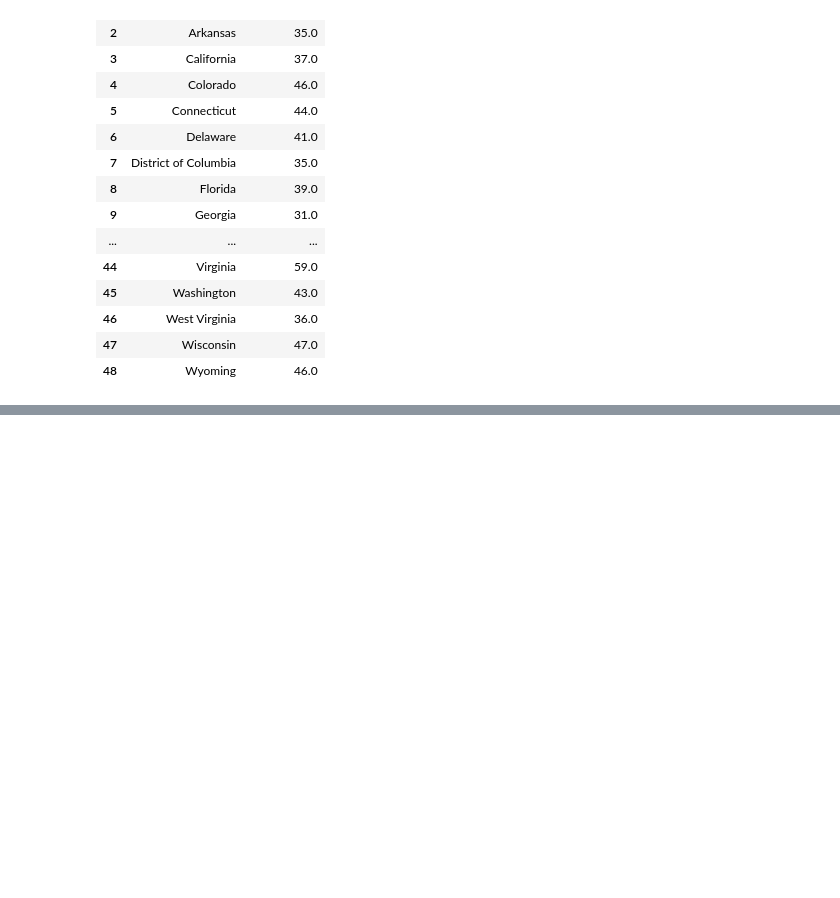
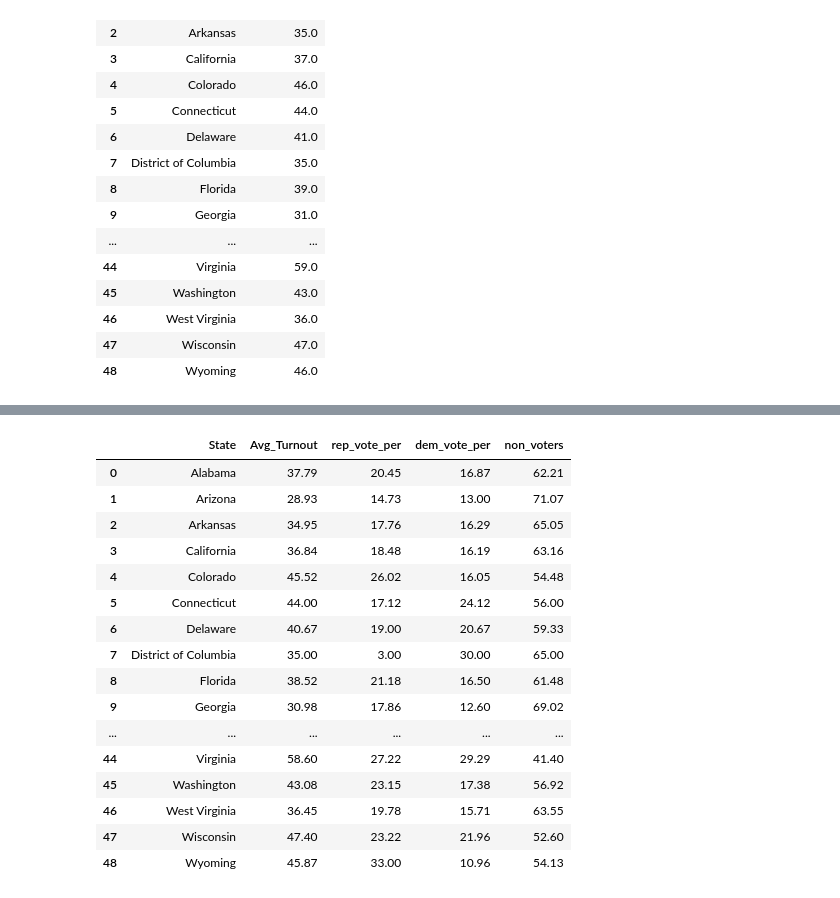
Before and after one commit to jennylynnramz/project1, a Jupyter notebook: Resources/Analysis Files/2000/election2000analysis.ipynb, the cells around one changed output, grey strips where cells are left out. Cells and saved outputs as stored; diff of their text form; code cells hidden in the pictures; blank space fills up the shorter version.

```diff
--- a/Resources/Analysis Files/2000/election2000analysis.ipynb
+++ b/Resources/Analysis Files/2000/election2000analysis.ipynb
@@ -172,0 +222,24 @@ rep_vote = plt.plot(location,republican_votes_2000, label="Republican")
+# %%
+#same table, but grouped by states
+state_per = round(merge_per_df.groupby('State').mean(),2)
+state_per = pd.DataFrame(state_per)
+state_per = state_per.reset_index()
+state_per
+# %% [output]
+|  | State | Avg_Turnout | rep_vote_per | dem_vote_per | non_voters |
+| 0 | Alabama | 37.79 | 20.45 | 16.87 | 62.21 |
+| 1 | Arizona | 28.93 | 14.73 | 13.00 | 71.07 |
+| 2 | Arkansas | 34.95 | 17.76 | 16.29 | 65.05 |
+| 3 | California | 36.84 | 18.48 | 16.19 | 63.16 |
+| 4 | Colorado | 45.52 | 26.02 | 16.05 | 54.48 |
+| 5 | Connecticut | 44.00 | 17.12 | 24.12 | 56.00 |
+| 6 | Delaware | 40.67 | 19.00 | 20.67 | 59.33 |
+| 7 | District of Columbia | 35.00 | 3.00 | 30.00 | 65.00 |
+| 8 | Florida | 38.52 | 21.18 | 16.50 | 61.48 |
+| 9 | Georgia | 30.98 | 17.86 | 12.60 | 69.02 |
+| ... | ... | ... | ... | ... | ... |
+| 44 | Virginia | 58.60 | 27.22 | 29.29 | 41.40 |
+| 45 | Washington | 43.08 | 23.15 | 17.38 | 56.92 |
+| 46 | West Virginia | 36.45 | 19.78 | 15.71 | 63.55 |
+| 47 | Wisconsin | 47.40 | 23.22 | 21.96 | 52.60 |
+| 48 | Wyoming | 45.87 | 33.00 | 10.96 | 54.13 |
```
Also changed, not shown: parts of 9 cells of this notebook, 2 other files.
